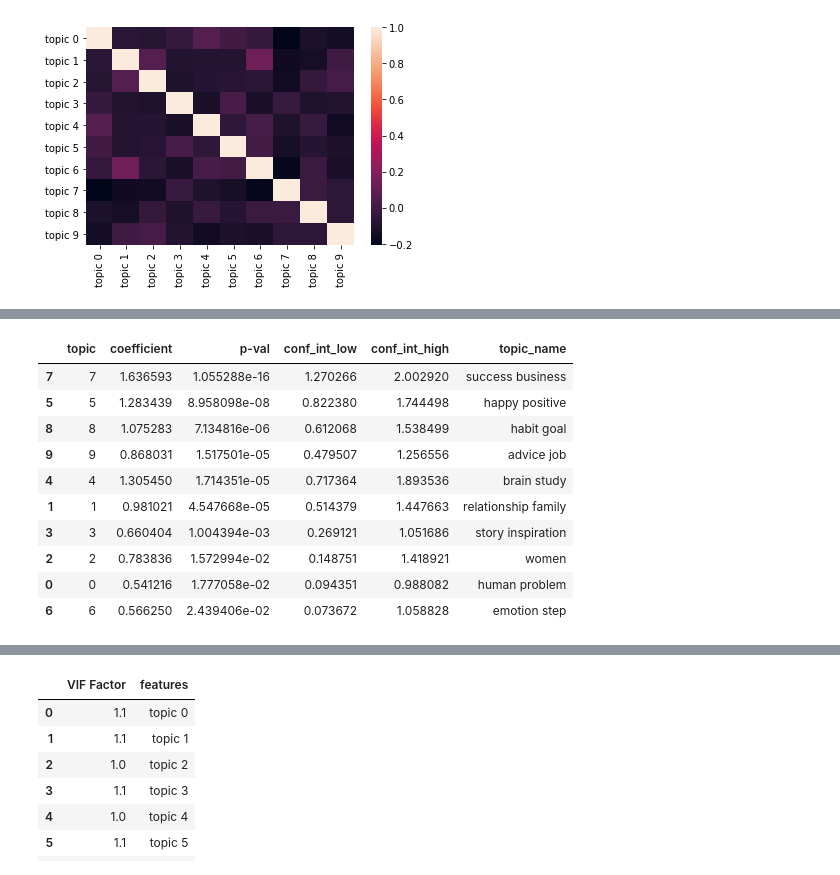
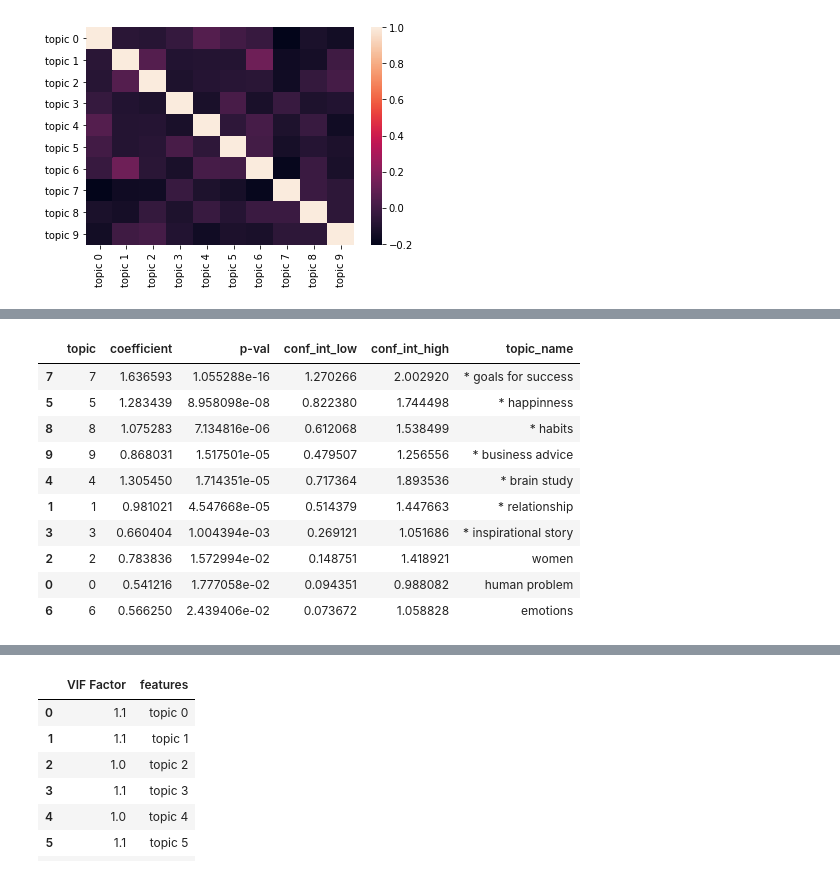
Before and after one commit to 7albertoh/insight_project, a Jupyter notebook: notebooks/03-topics-regression.ipynb, the cells around one changed output, grey strips where cells are left out. Saved outputs shown, nothing was run; the diff lists cells and outputs as text; code cells hidden in the pictures.

```diff
--- a/notebooks/03-topics-regression.ipynb
+++ b/notebooks/03-topics-regression.ipynb
@@ -134,27 +134,36 @@ Notes:
 # %%
 df_coeff = pd.DataFrame() #.reset_index()
 df_coeff['coefficient'] = ols_result.params
 df_coeff['p-val'] = ols_result.pvalues
 df_coeff['conf_int_low'] = ols_result.conf_int()[0].values
 df_coeff['conf_int_high'] = ols_result.conf_int()[1].values
 df_coeff = df_coeff.reset_index()
 df_coeff['index'] = [i for i in range(0,len(df_coeff.index))]
 df_coeff = df_coeff.rename(columns={'index':'topic'})
-df_coeff['topic_name'] = ['human problem','relationship family','women','story inspiration','brain study','happy positive','emotion step', 'success business', 'habit goal', 'advice job']
+df_coeff['topic_name'] = ['human problem',
+                          '* relationship',
+                          'women',
+                          '* inspirational story',
+                          '* brain study',
+                          '* happinness',
+                          'emotions',
+                          '* goals for success',
+                          '* habits',
+                          '* business advice']
 
 df_coeff.sort_values(by=['p-val'],ascending=True)
 # %% [output]
 |  | topic | coefficient | p-val | conf_int_low | conf_int_high | topic_name |
-| 7 | 7 | 1.636593 | 1.055288e-16 | 1.270266 | 2.002920 | success business |
-| 5 | 5 | 1.283439 | 8.958098e-08 | 0.822380 | 1.744498 | happy positive |
-| 8 | 8 | 1.075283 | 7.134816e-06 | 0.612068 | 1.538499 | habit goal |
-| 9 | 9 | 0.868031 | 1.517501e-05 | 0.479507 | 1.256556 | advice job |
-| 4 | 4 | 1.305450 | 1.714351e-05 | 0.717364 | 1.893536 | brain study |
-| 1 | 1 | 0.981021 | 4.547668e-05 | 0.514379 | 1.447663 | relationship family |
-| 3 | 3 | 0.660404 | 1.004394e-03 | 0.269121 | 1.051686 | story inspiration |
+| 7 | 7 | 1.636593 | 1.055288e-16 | 1.270266 | 2.002920 | * goals for success |
+| 5 | 5 | 1.283439 | 8.958098e-08 | 0.822380 | 1.744498 | * happinness |
+| 8 | 8 | 1.075283 | 7.134816e-06 | 0.612068 | 1.538499 | * habits |
+| 9 | 9 | 0.868031 | 1.517501e-05 | 0.479507 | 1.256556 | * business advice |
+| 4 | 4 | 1.305450 | 1.714351e-05 | 0.717364 | 1.893536 | * brain study |
+| 1 | 1 | 0.981021 | 4.547668e-05 | 0.514379 | 1.447663 | * relationship |
+| 3 | 3 | 0.660404 | 1.004394e-03 | 0.269121 | 1.051686 | * inspirational story |
 | 2 | 2 | 0.783836 | 1.572994e-02 | 0.148751 | 1.418921 | women |
 | 0 | 0 | 0.541216 | 1.777058e-02 | 0.094351 | 0.988082 | human problem |
-| 6 | 6 | 0.566250 | 2.439406e-02 | 0.073672 | 1.058828 | emotion step |
+| 6 | 6 | 0.566250 | 2.439406e-02 | 0.073672 | 1.058828 | emotions |
 # %%
 # bar chart of coefficients
 # Bonferroni correction
```
Also changed, not shown: parts of 4 cells of this notebook.
